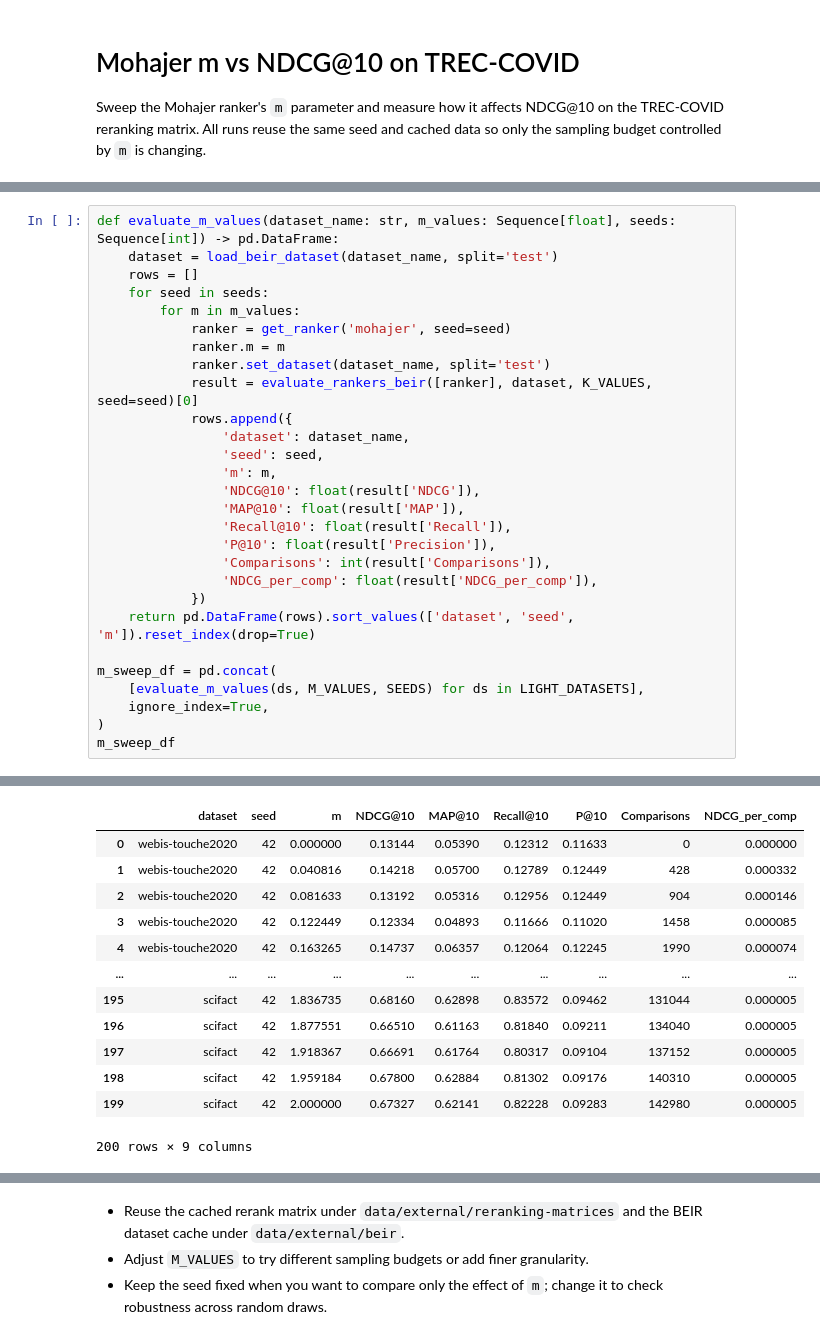
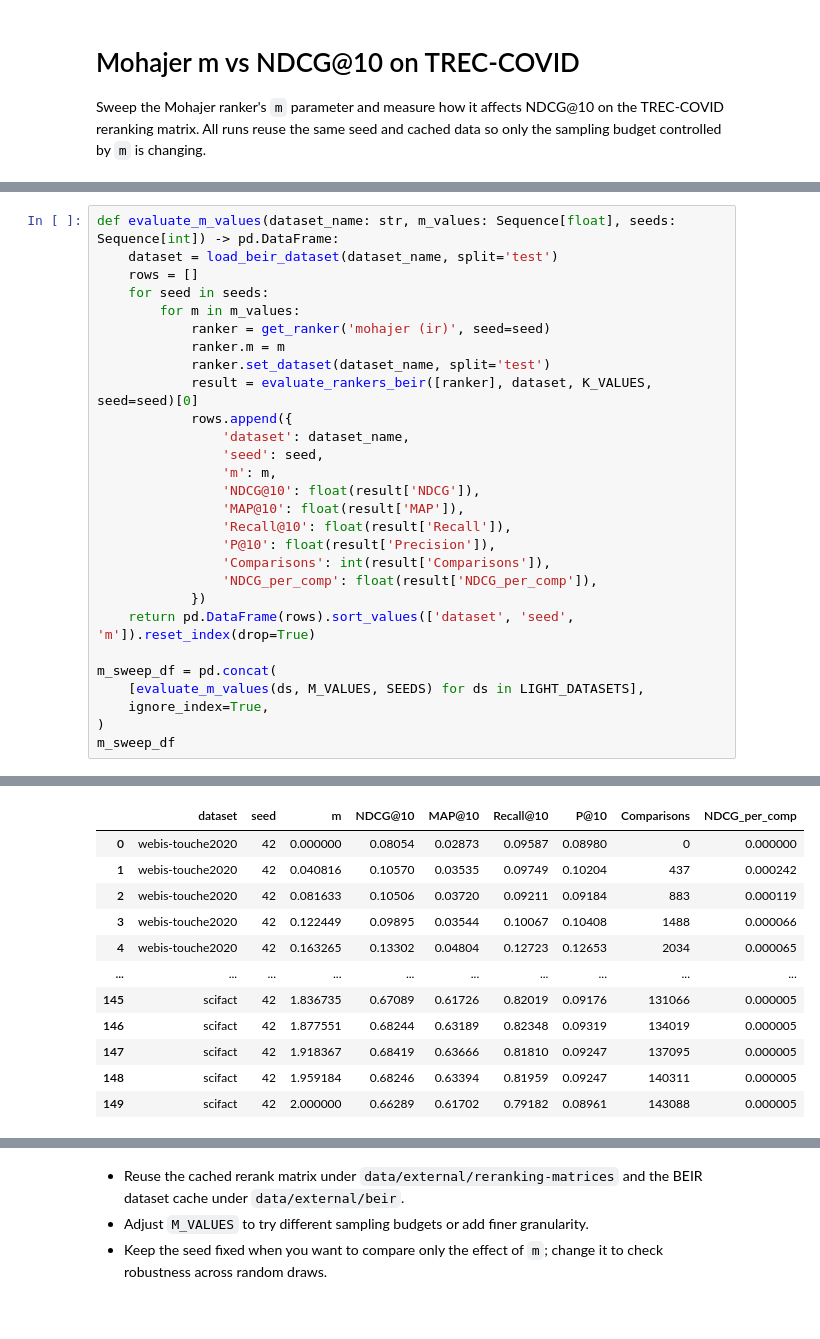
Before and after one commit to jerecoder/IReranker, a Jupyter notebook: notebooks/mohajer_analysis.ipynb, the cells around one changed output, grey strips where cells are left out. Drawn from its saved outputs; the diff is of its cells as text.

```diff
--- a/notebooks/mohajer_analysis.ipynb
+++ b/notebooks/mohajer_analysis.ipynb
@@ -41,7 +41,7 @@ def evaluate_m_values(dataset_name: str, m_values: Sequence[float], seeds: Seque
     rows = []
     for seed in seeds:
         for m in m_values:
-            ranker = get_ranker('mohajer', seed=seed)
+            ranker = get_ranker('mohajer (ir)', seed=seed)
             ranker.m = m
             ranker.set_dataset(dataset_name, split='test')
             result = evaluate_rankers_beir([ranker], dataset, K_VALUES, seed=seed)[0]
@@ -75,0 +79,12 @@ m_sweep_df
+|  | dataset | seed | m | NDCG@10 | MAP@10 | Recall@10 | P@10 | Comparisons | NDCG_per_comp |
+| 0 | webis-touche2020 | 42 | 0.000000 | 0.08054 | 0.02873 | 0.09587 | 0.08980 | 0 | 0.000000 |
+| 1 | webis-touche2020 | 42 | 0.040816 | 0.10570 | 0.03535 | 0.09749 | 0.10204 | 437 | 0.000242 |
+| 2 | webis-touche2020 | 42 | 0.081633 | 0.10506 | 0.03720 | 0.09211 | 0.09184 | 883 | 0.000119 |
+| 3 | webis-touche2020 | 42 | 0.122449 | 0.09895 | 0.03544 | 0.10067 | 0.10408 | 1488 | 0.000066 |
+| 4 | webis-touche2020 | 42 | 0.163265 | 0.13302 | 0.04804 | 0.12723 | 0.12653 | 2034 | 0.000065 |
+| ... | ... | ... | ... | ... | ... | ... | ... | ... | ... |
+| 145 | scifact | 42 | 1.836735 | 0.67089 | 0.61726 | 0.82019 | 0.09176 | 131066 | 0.000005 |
+| 146 | scifact | 42 | 1.877551 | 0.68244 | 0.63189 | 0.82348 | 0.09319 | 134019 | 0.000005 |
+| 147 | scifact | 42 | 1.918367 | 0.68419 | 0.63666 | 0.81810 | 0.09247 | 137095 | 0.000005 |
+| 148 | scifact | 42 | 1.959184 | 0.68246 | 0.63394 | 0.81959 | 0.09247 | 140311 | 0.000005 |
+| 149 | scifact | 42 | 2.000000 | 0.66289 | 0.61702 | 0.79182 | 0.08961 | 143088 | 0.000005 |
@@ -79,16 +92,3 @@ m_sweep_df
-|  | dataset | seed | m | NDCG@10 | MAP@10 | Recall@10 | P@10 | Comparisons | NDCG_per_comp |
-| 0 | webis-touche2020 | 42 | 0.000000 | 0.13144 | 0.05390 | 0.12312 | 0.11633 | 0 | 0.000000 |
-| 1 | webis-touche2020 | 42 | 0.040816 | 0.14218 | 0.05700 | 0.12789 | 0.12449 | 428 | 0.000332 |
-| 2 | webis-touche2020 | 42 | 0.081633 | 0.13192 | 0.05316 | 0.12956 | 0.12449 | 904 | 0.000146 |
-| 3 | webis-touche2020 | 42 | 0.122449 | 0.12334 | 0.04893 | 0.11666 | 0.11020 | 1458 | 0.000085 |
-| 4 | webis-touche2020 | 42 | 0.163265 | 0.14737 | 0.06357 | 0.12064 | 0.12245 | 1990 | 0.000074 |
-| ... | ... | ... | ... | ... | ... | ... | ... | ... | ... |
-| 195 | scifact | 42 | 1.836735 | 0.68160 | 0.62898 | 0.83572 | 0.09462 | 131044 | 0.000005 |
-| 196 | scifact | 42 | 1.877551 | 0.66510 | 0.61163 | 0.81840 | 0.09211 | 134040 | 0.000005 |
-| 197 | scifact | 42 | 1.918367 | 0.66691 | 0.61764 | 0.80317 | 0.09104 | 137152 | 0.000005 |
-| 198 | scifact | 42 | 1.959184 | 0.67800 | 0.62884 | 0.81302 | 0.09176 | 140310 | 0.000005 |
-| 199 | scifact | 42 | 2.000000 | 0.67327 | 0.62141 | 0.82228 | 0.09283 | 142980 | 0.000005 |
-200 rows × 9 columns
 # %%
 best_overall = m_sweep_df.loc[m_sweep_df['NDCG@10'].idxmax()]
 mean_by_ds = m_sweep_df.groupby(['dataset', 'm'])['NDCG@10'].mean().reset_index()
```
Also changed, not shown: parts of 5 cells of this notebook, 19 other files.
